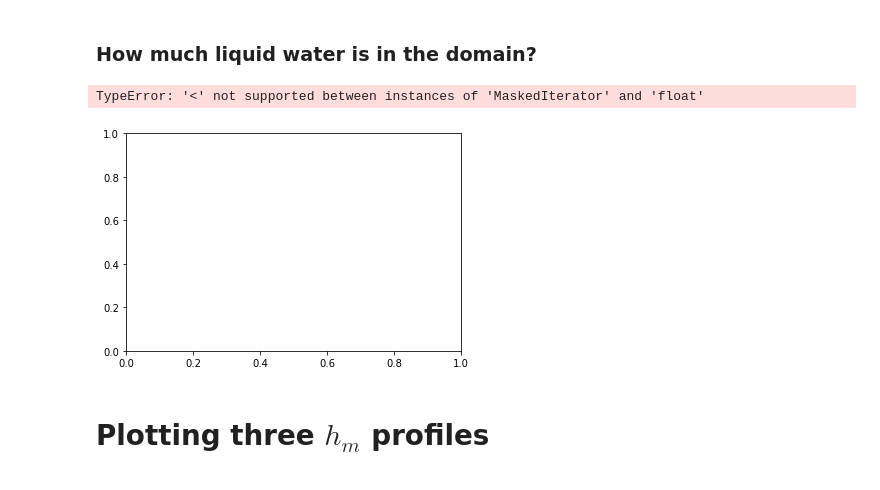
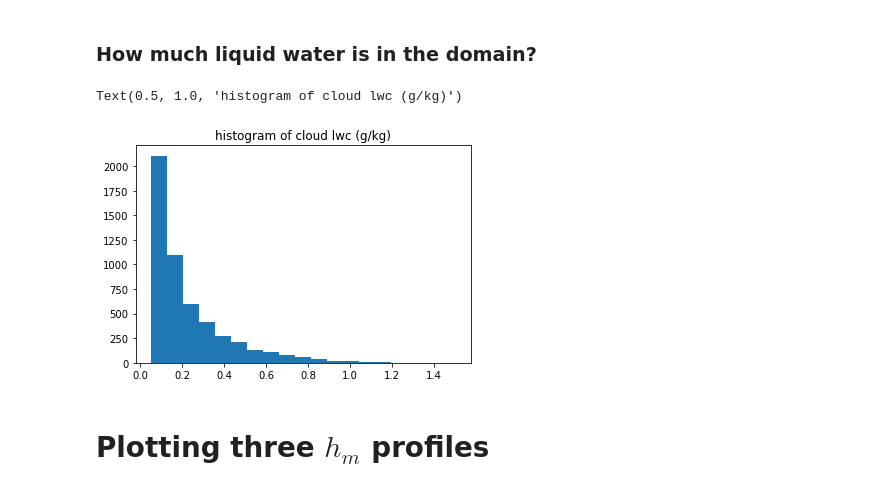
Before and after one commit to rsteinhart/a500_notebooks, a Jupyter notebook: notebooks/tropical_boundary_layer.ipynb, the cells around one changed output. Cells and saved outputs as stored; diff of their text form; code cells hidden in the pictures.

```diff
--- a/notebooks/tropical_boundary_layer.ipynb
+++ b/notebooks/tropical_boundary_layer.ipynb
@@ -112,11 +114,11 @@ See [the masked array docs](https://docs.scipy.org/doc/numpy/reference/maskedarr
 ### How much liquid water is in the domain?
 # %%
 bins=np.linspace(0.05,1.5,20)
-out=plt.hist(ql.flat,bins=bins)
+out=plt.hist(ql.compressed(),bins=bins)
 plt.title('histogram of cloud lwc (g/kg)')
 # %% [output]
-TypeError: '<' not supported between instances of 'MaskedIterator' and 'float'
+Text(0.5, 1.0, 'histogram of cloud lwc (g/kg)')
-[figure, old version]
+[figure, new version]
 # %% [markdown]
 # Plotting three $h_m$ profiles
 # %% [markdown]
```
Also changed, not shown: parts of 16 cells of this notebook, 5 other files.
